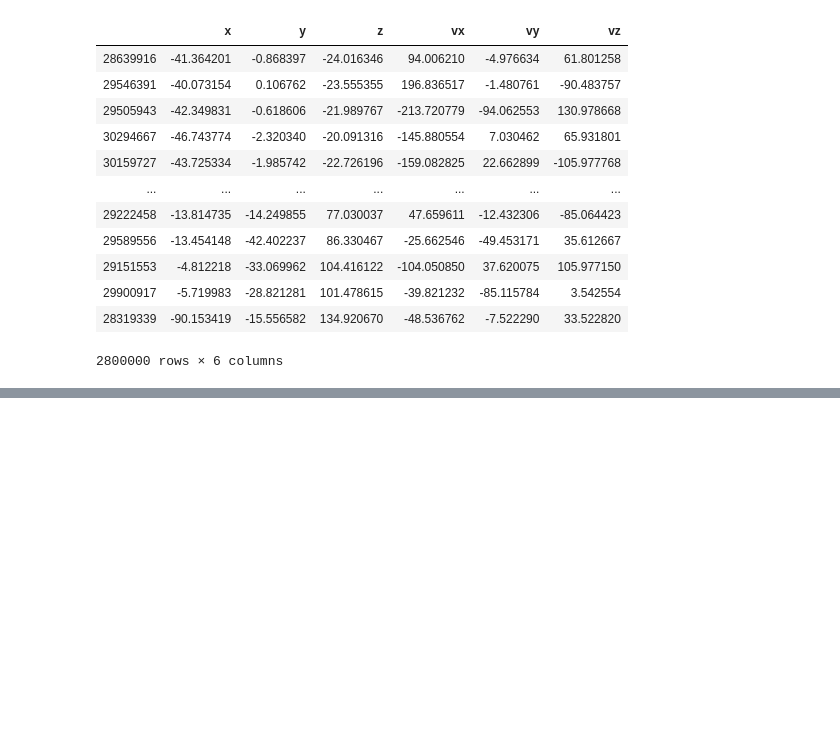
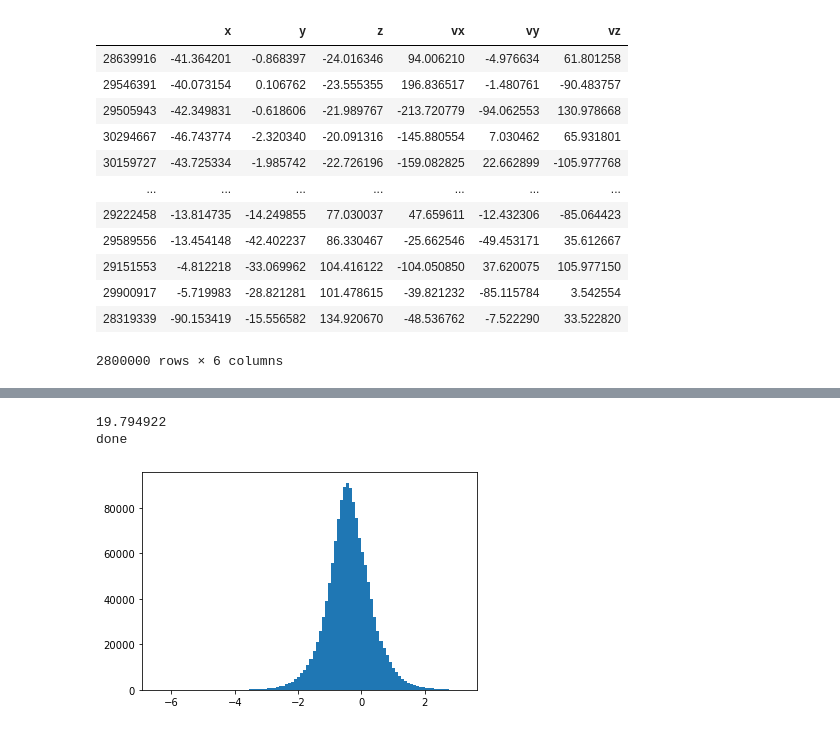
Before and after one commit to njhilliard/trojan-neighborhood, a Jupyter notebook: workbook.ipynb, the cells around one changed output, grey strips where cells are left out. Cells and saved outputs as stored; diff of their text form; code cells hidden in the pictures; blank space fills up the shorter version.

```diff
--- a/workbook.ipynb
+++ b/workbook.ipynb
@@ -65,0 +179,13 @@ df
+# %%
+bins = 100
+#hist, xedg, yedg, img = plt.hist2d(df["x"], df["y"], density=True, bins=[bins,bins], cmin=1)
+x,y = df["x"], df["y"]
+std = x.std()
+high = std
+low = -std
+#plt.hist2d(df["x"], df["y"])
+plt.hist(np.log10(x), bins=bins)
+# %% [output]
+19.794922
+done
+[figure, added]
```
Also changed, not shown: parts of 7 cells of this notebook.
